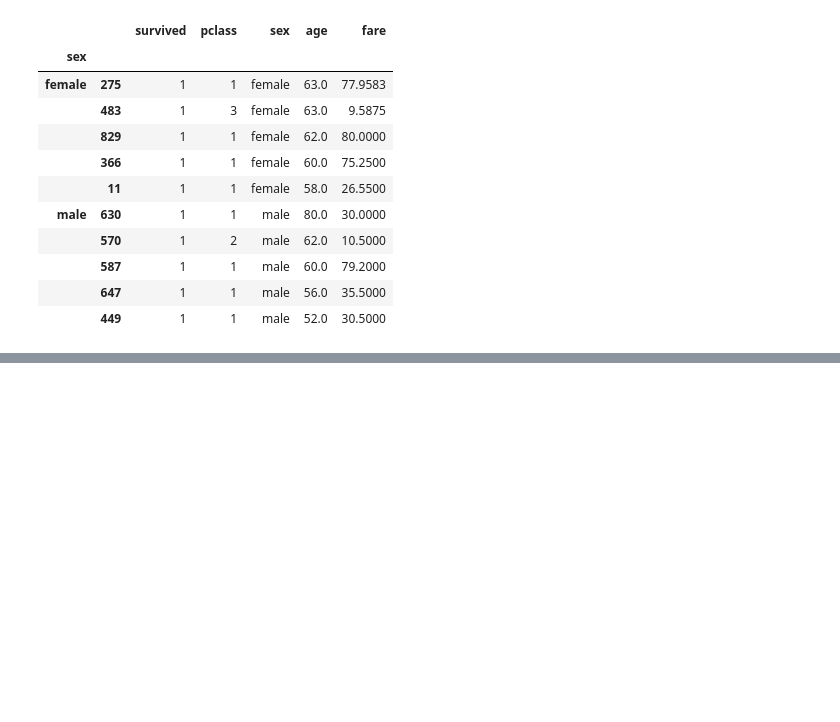
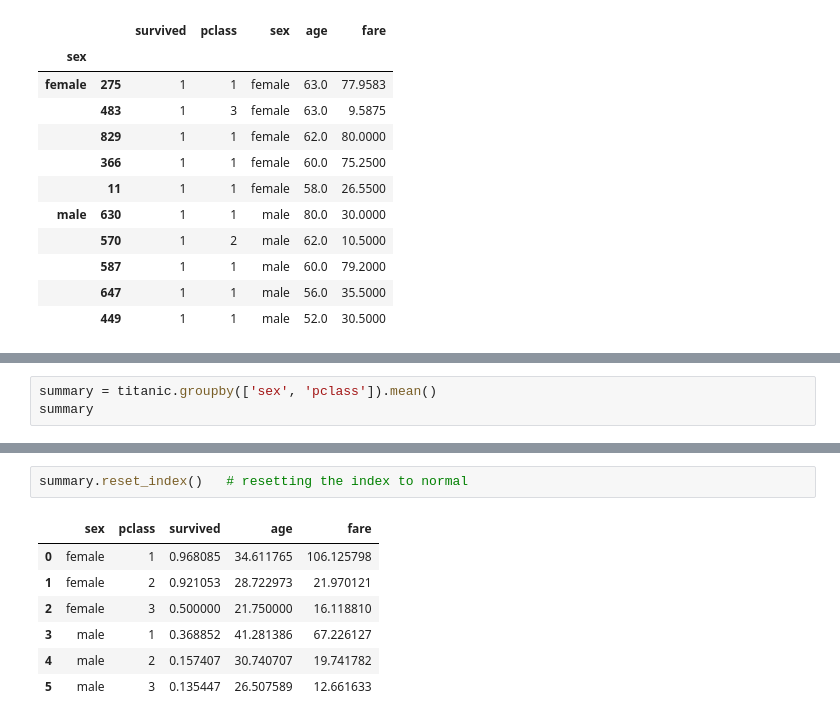
Before and after one commit to satenderlamba/Data-Science-with-Pandas, a Jupyter notebook: 2. Full Data Workflow A-Z/4. Groupby Operations/Groupby operations.ipynb, the cells around one changed output, grey strips where cells are left out. Saved outputs shown, nothing was run; the diff lists cells and outputs as text; blank space fills up the shorter version.

```diff
--- a/2. Full Data Workflow A-Z/4. Groupby Operations/Groupby operations.ipynb
+++ b/2. Full Data Workflow A-Z/4. Groupby Operations/Groupby operations.ipynb
@@ -818,0 +839,3 @@ titanic.groupby('sex').apply(five_oldest_surv)     # applying complex fxns
+# %%
+summary = titanic.groupby(['sex', 'pclass']).mean()
+summary
@@ -818,0 +883,10 @@ titanic.groupby('sex').apply(five_oldest_surv)     # applying complex fxns
+# %%
+summary.reset_index()   # resetting the index to normal
+# %% [output]
+|  | sex | pclass | survived | age | fare |
+| 0 | female | 1 | 0.968085 | 34.611765 | 106.125798 |
+| 1 | female | 2 | 0.921053 | 28.722973 | 21.970121 |
+| 2 | female | 3 | 0.500000 | 21.750000 | 16.118810 |
+| 3 | male | 1 | 0.368852 | 41.281386 | 67.226127 |
+| 4 | male | 2 | 0.157407 | 30.740707 | 19.741782 |
+| 5 | male | 3 | 0.135447 | 26.507589 | 12.661633 |
```
Also changed, not shown: parts of 7 cells of this notebook.
